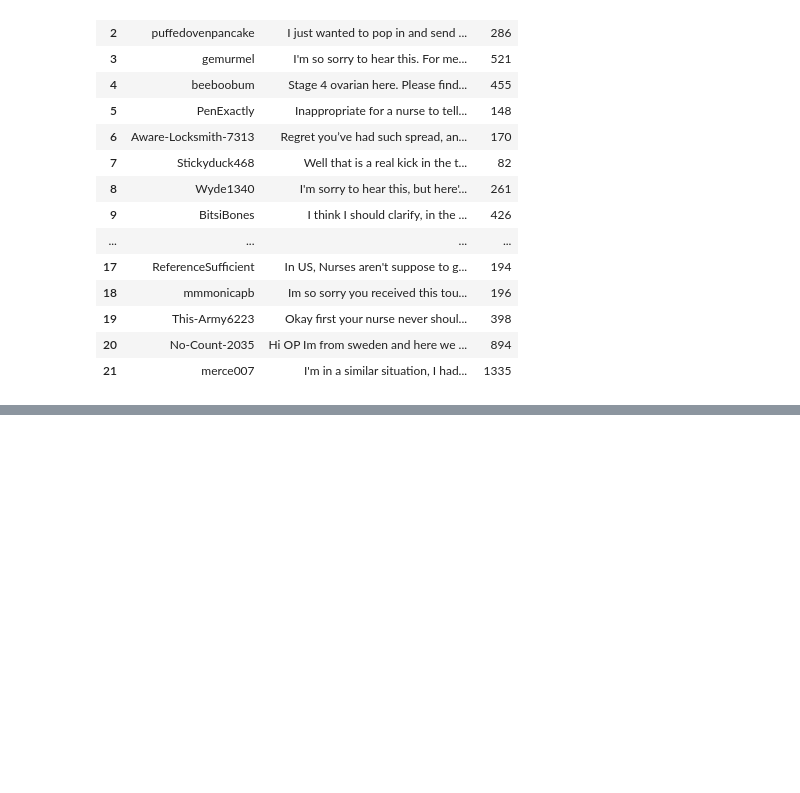
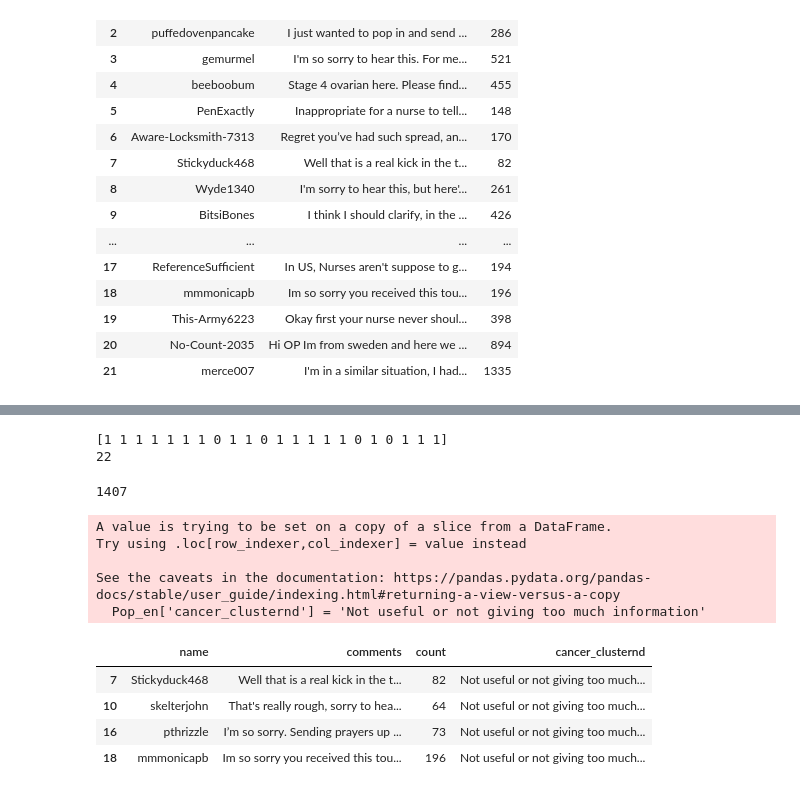
Before and after one commit to MOOwuttichai/Cancer_Social_Listening, a Jupyter notebook: Copy_of_บอกโรค+เพศ+ใครเป็นคนเล่า+SentenceTransformer.ipynb, the cells around one changed output, grey strips where cells are left out. Drawn from its saved outputs; the diff is of its cells as text; code cells hidden in the pictures; blank space fills up the shorter version.

```diff
--- a/Copy_of_บอกโรค+เพศ+ใครเป็นคนเล่า+SentenceTransformer.ipynb
+++ b/Copy_of_บอกโรค+เพศ+ใครเป็นคนเล่า+SentenceTransformer.ipynb
@@ -635,9 +544,6 @@ from nltk.stem import WordNetLemmatizer
 from nltk.corpus import stopwords
 import string
 from textblob import TextBlob
-def token(data):
-  tokens = nltk.word_tokenize(x)
-  return tokens
 # %% [output]
 [nltk_data] Downloading package punkt to /root/nltk_data...
 [nltk_data]   Package punkt is already up-to-date!
@@ -660,3 +572,5 @@ def lemma(final):
   s = TextBlob(str1)
   lemmatized_sentence = " ".join([w.lemmatize() for w in s.words])
   return final
+# %%
+data_com = data['comments'].to_list()
@@ -662,0 +688,16 @@ def lemma(final):
+# %%
+from sentence_transformers import SentenceTransformer,util
+sentences_en = list(data['comments'])
+model_red = SentenceTransformer('sentence-transformers/paraphrase-multilingual-mpnet-base-v2')
+embeddings_red = model_red.encode(sentences_en)
+#Normalize the embeddings to unit length
+Normalize_embeddings_red = embeddings_red / np.linalg.norm(embeddings_red, axis=1, keepdims=True)
+clustering_model_red = KMeans(n_clusters=2)
+clustering_model_red.fit(Normalize_embeddings_red)
+cluster_assignment_en = clustering_model_red.labels_
+clusternd_sentences_en= {}
+for sentence_id_red, cluster_id_red in enumerate(cluster_assignment_en):
+  if cluster_id_red not in clusternd_sentences_en:
+    clusternd_sentences_en[cluster_id_red] = []
+
+  clusternd_sentences_en[cluster_id_red].append(sentences_en[sentence_id_red])
@@ -662,0 +724,45 @@ def lemma(final):
+# %%
+print(cluster_assignment_en)
+print(len(cluster_assignment_en))
+# %% [output]
+[1 1 1 1 1 1 1 0 1 1 0 1 1 1 1 1 0 1 0 1 1 1]
+22
+# %%
+max(len_3)
+# %% [output]
+1407
+# %%
+len_3=[]
+len_4=[]
+for i in range(len(clusternd_sentences_en)):
+    x=len(clusternd_sentences_en[1][i])
+    len_3.append(x)
+    y=len(clusternd_sentences_en[0][i])
+    len_4.append(y)
+if max(len_3) < max(len_4) :
+  Pop_en=data[data['comments'].isin(clusternd_sentences_en[1])]
+  Pop_en['cancer_clusternd'] = 'Not useful or not giving too much information'
+  Pop_en[defind_cancer_with_clusternd] = 'Not useful or not giving too much information'
+  Pop_en_use=data[data['comments'].isin(clusternd_sentences_en[0])]
+  useful = clusternd_sentences_en[0]
+  # useful['cancer_clusternd'] = 'It may be useful or it may provide enough information.'
+else :
+  Pop_en=data[data['comments'].isin(clusternd_sentences_en[0])]
+  Pop_en_use=data[data['comments'].isin(clusternd_sentences_en[1])]
+  Pop_en['cancer_clusternd'] = 'Not useful or not giving too much information'
+  Pop_en[defind_cancer_with_clusternd] = 'Not useful or not giving too much information'
+  useful = clusternd_sentences_en[1]
+# %% [output]
+A value is trying to be set on a copy of a slice from a DataFrame.
+Try using .loc[row_indexer,col_indexer] = value instead
+
+See the caveats in the documentation: https://pandas.pydata.org/pandas-docs/stable/user_guide/indexing.html#returning-a-view-versus-a-copy
+  Pop_en['cancer_clusternd'] = 'Not useful or not giving too much information'
+# %%
+Pop_en
+# %% [output]
+|  | name | comments | count | cancer_clusternd |
+| 7 | Stickyduck468 | Well that is a real kick in the t... | 82 | Not useful or not giving too much... |
+| 10 | skelterjohn | That's really rough, sorry to hea... | 64 | Not useful or not giving too much... |
+| 16 | pthrizzle | I’m so sorry. Sending prayers up ... | 73 | Not useful or not giving too much... |
+| 18 | mmmonicapb | Im so sorry you received this tou... | 196 | Not useful or not giving too much... |
```
Also changed, not shown: parts of 51 cells of this notebook.
